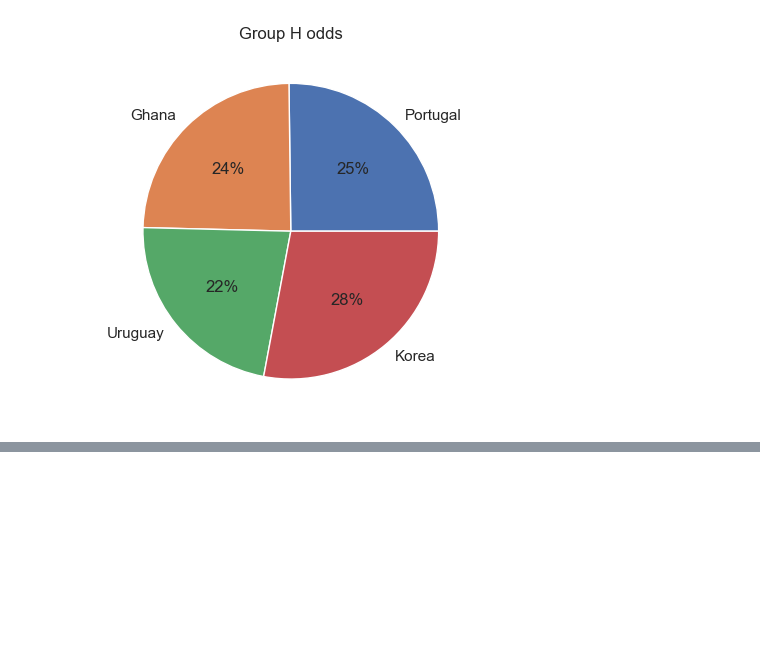
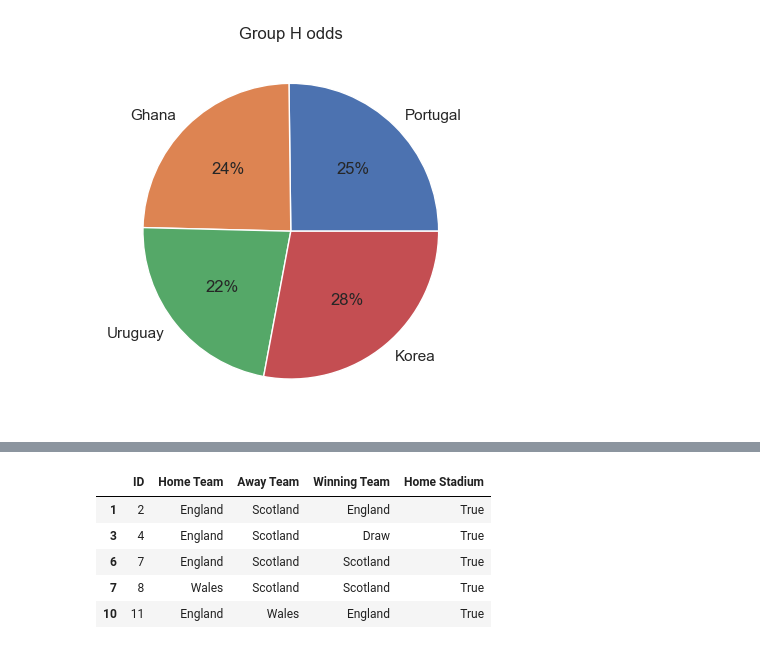
Before and after one commit to kimnamhyeon0112/2022-2_OSP_Final_Project, a Jupyter notebook: Qatar_WC_Prediction.ipynb, the cells around one changed output, grey strips where cells are left out. Saved outputs shown, nothing was run; the diff lists cells and outputs as text; code cells hidden in the pictures; blank space fills up the shorter version.

```diff
--- a/Qatar_WC_Prediction.ipynb
+++ b/Qatar_WC_Prediction.ipynb
@@ -1789,0 +1835,11 @@ plt.show()
+# %%
+# train값과 test값을 산출하기 위해 필요없는 string형의 모든 열 제거
+df_teams_1930 = df_teams.drop(['Tournament', 'Date', 'Home Goals', 'Away Goals', 'Losing Team', 'Win Conditions', 'Goal Difference', 'match_year'], axis=1)
+df_teams_1930.head()
+# %% [output]
+|  | ID | Home Team | Away Team | Winning Team | Home Stadium |
+| 1 | 2 | England | Scotland | England | True |
+| 3 | 4 | England | Scotland | Draw | True |
+| 6 | 7 | England | Scotland | Scotland | True |
+| 7 | 8 | Wales | Scotland | Scotland | True |
+| 10 | 11 | England | Wales | England | True |
```
Also changed, not shown: parts of 6 cells of this notebook.
